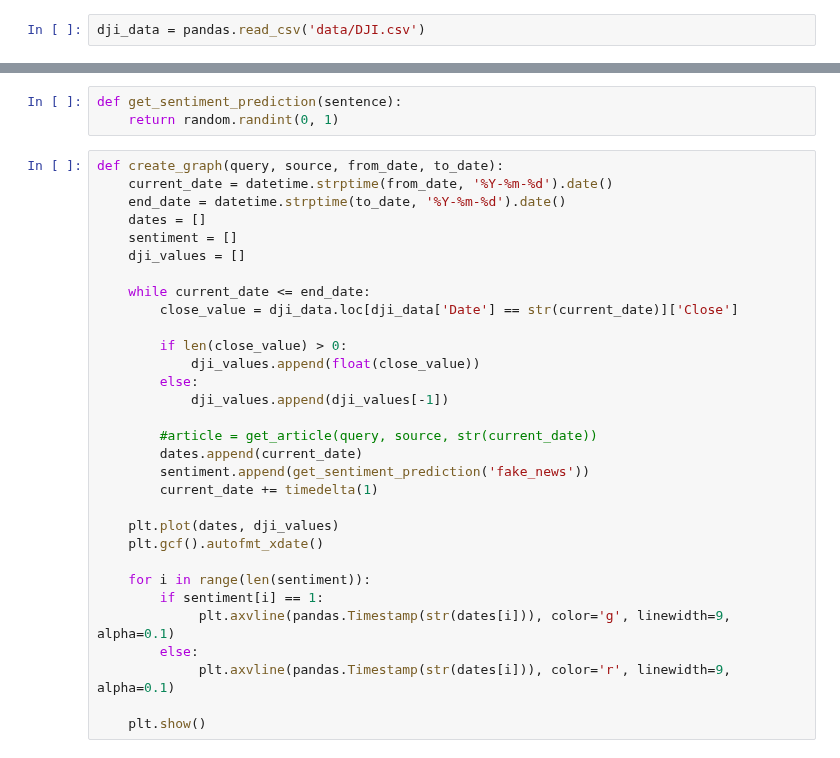
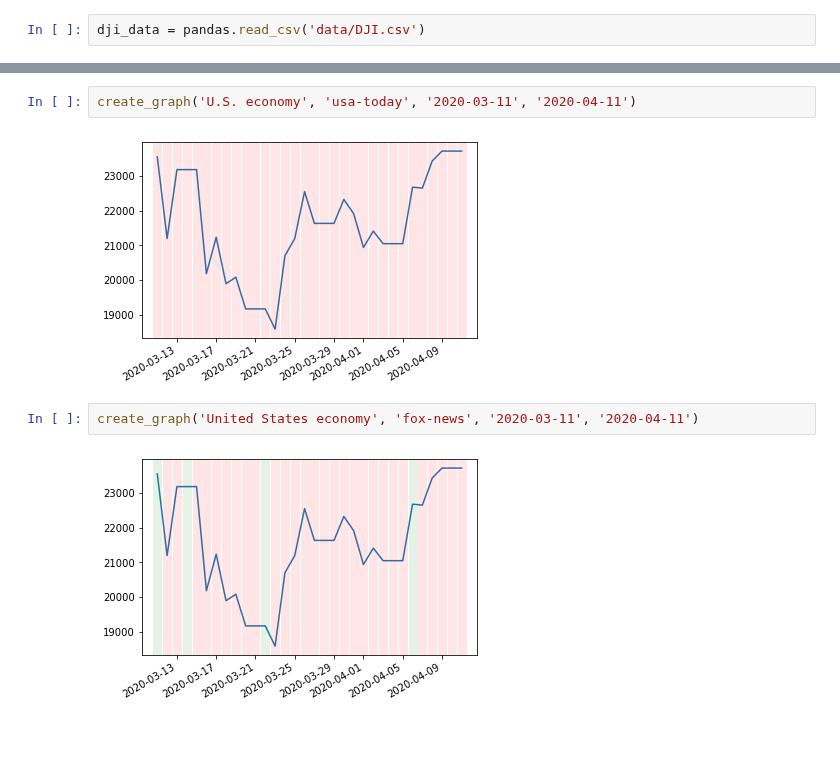
Before and after one commit to SeanMichaelLee/CAP6640-Project, a Jupyter notebook: EconomicNewsSentimentGraph.ipynb, the cells around one changed output, grey strips where cells are left out. Drawn from its saved outputs; the diff is of its cells as text.

```diff
--- a/EconomicNewsSentimentGraph.ipynb
+++ b/EconomicNewsSentimentGraph.ipynb
@@ -42,35 +136,9 @@ get_article('economy', 'reuters', '2020-04-10')
-# %%
-def get_sentiment_prediction(sentence):
-    return random.randint(0, 1)
-# %%
-def create_graph(query, source, from_date, to_date):
-    current_date = datetime.strptime(from_date, '%Y-%m-%d').date()
-    end_date = datetime.strptime(to_date, '%Y-%m-%d').date()
-    dates = []
-    sentiment = []
-    dji_values = []
-
-    while current_date <= end_date:
-        close_value = dji_data.loc[dji_data['Date'] == str(current_date)]['Close']
-
-        if len(close_value) > 0:
-            dji_values.append(float(close_value))
-        else:
-            dji_values.append(dji_values[-1])
-
-        #article = get_article(query, source, str(current_date))
-        dates.append(current_date)
-        sentiment.append(get_sentiment_prediction('fake_news'))
-        current_date += timedelta(1)
-
-    plt.plot(dates, dji_values)
-    plt.gcf().autofmt_xdate()
-
-    for i in range(len(sentiment)):
-        if sentiment[i] == 1:
-             plt.axvline(pandas.Timestamp(str(dates[i])), color='g', linewidth=9, alpha=0.1)
-        else:
-             plt.axvline(pandas.Timestamp(str(dates[i])), color='r', linewidth=9, alpha=0.1)
-
-    plt.show()
+# %%
+create_graph('U.S. economy', 'usa-today', '2020-03-11', '2020-04-11')
+# %% [output]
+[figure, added]
+# %%
+create_graph('United States economy', 'fox-news', '2020-03-11', '2020-04-11')
+# %% [output]
+[figure, added]
 # %%
```
Also changed, not shown: parts of 8 cells of this notebook, 36 other files.
